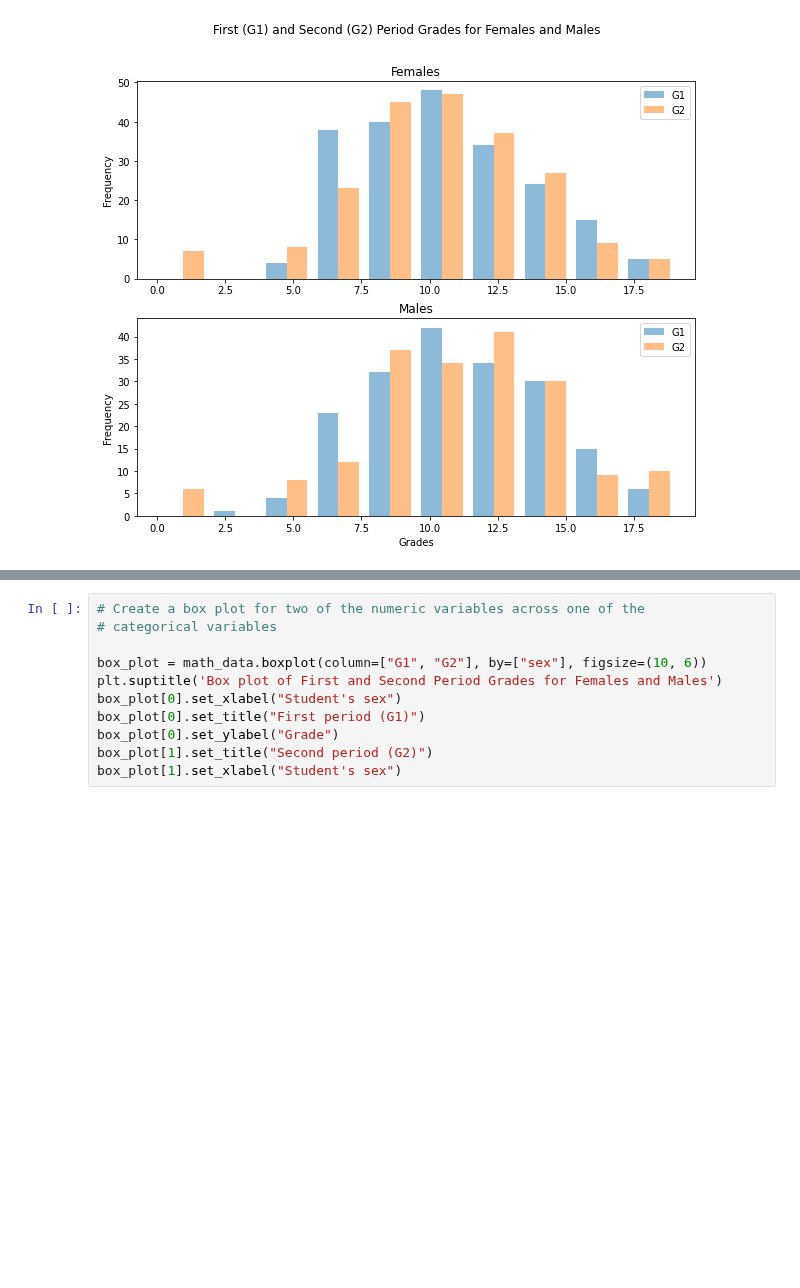
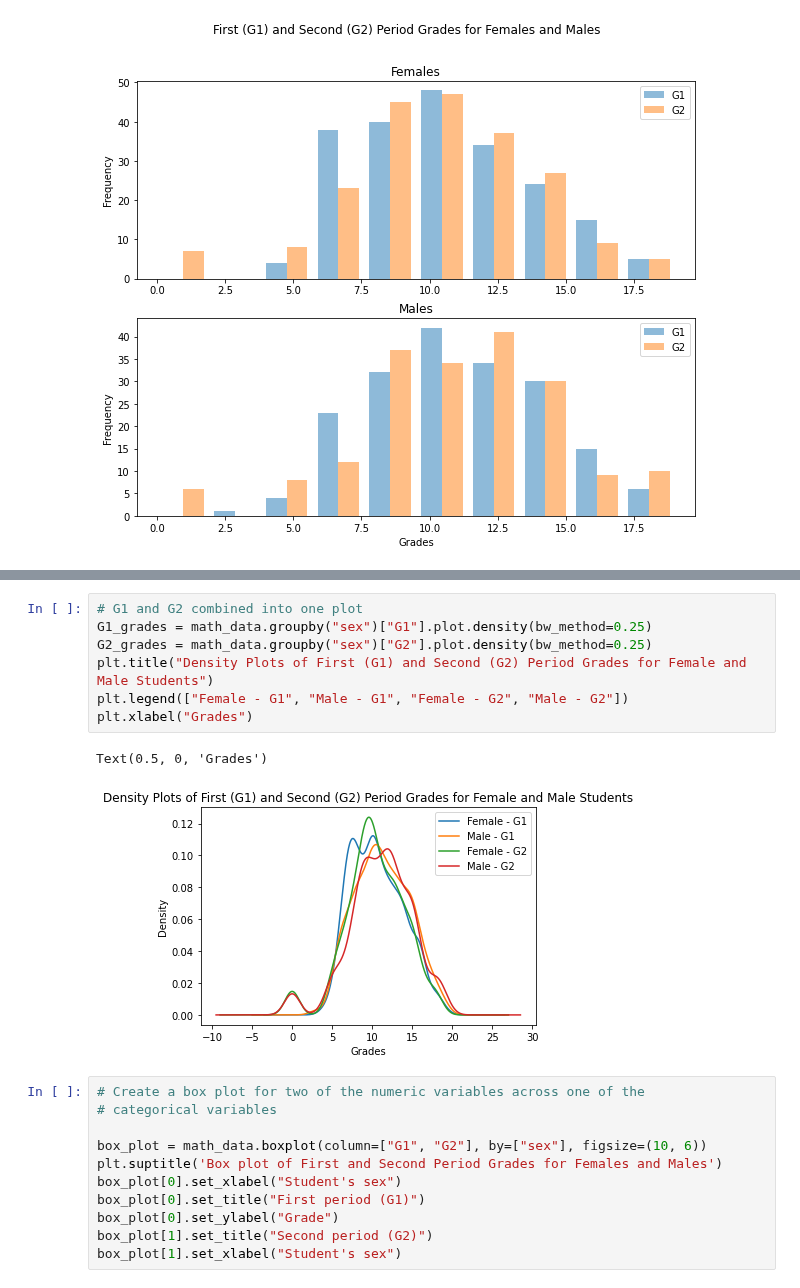
Before and after one commit to scimaksim/Python_graduate_coursework, a Jupyter notebook: HW4/Nikiforov_Assignment_4.ipynb, the cells around one changed output, grey strips where cells are left out. Cells and saved outputs as stored; diff of their text form; blank space fills up the shorter version.

```diff
--- a/HW4/Nikiforov_Assignment_4.ipynb
+++ b/HW4/Nikiforov_Assignment_4.ipynb
@@ -308,3 +290,13 @@ plt.close()
+# %%
+# G1 and G2 combined into one plot
+G1_grades = math_data.groupby("sex")["G1"].plot.density(bw_method=0.25)
+G2_grades = math_data.groupby("sex")["G2"].plot.density(bw_method=0.25)
+plt.title("Density Plots of First (G1) and Second (G2) Period Grades for Female and Male Students")
+plt.legend(["Female - G1", "Male - G1", "Female - G2", "Male - G2"])
+plt.xlabel("Grades")
+# %% [output]
+Text(0.5, 0, 'Grades')
+[figure, added]
 # %%
 # Create a box plot for two of the numeric variables across one of the
 # categorical variables
```
Also changed, not shown: parts of 23 cells of this notebook, 7 other files.
